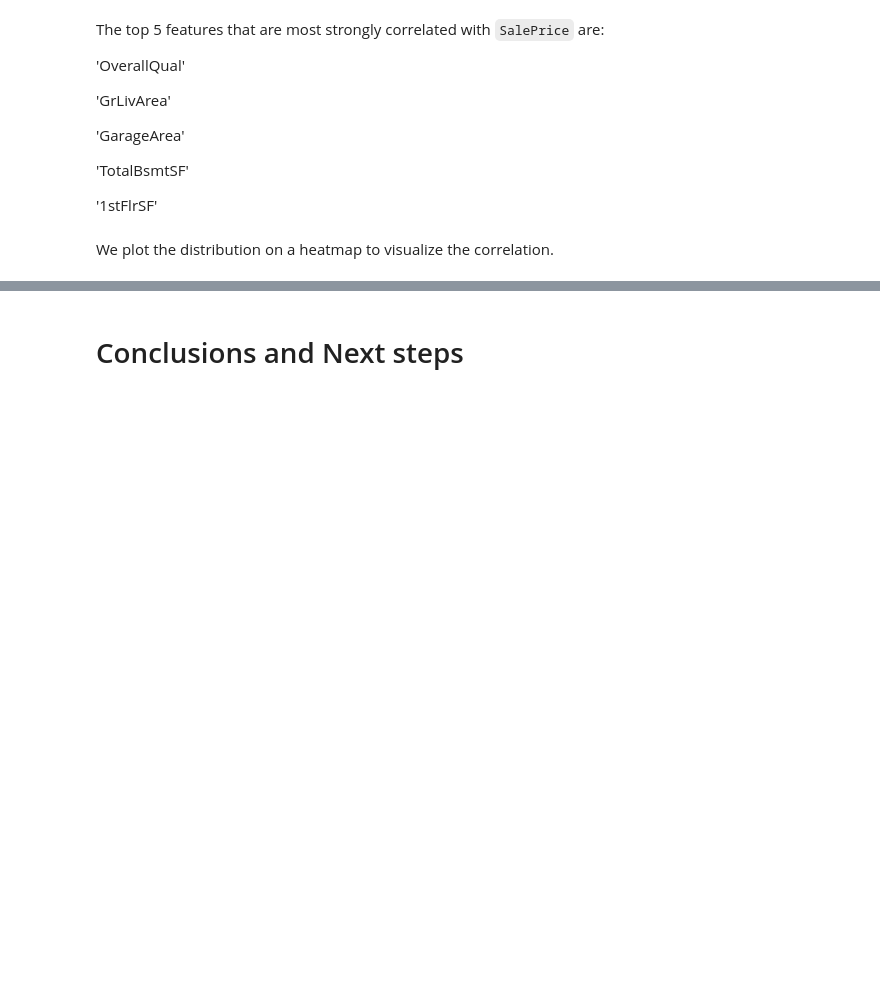
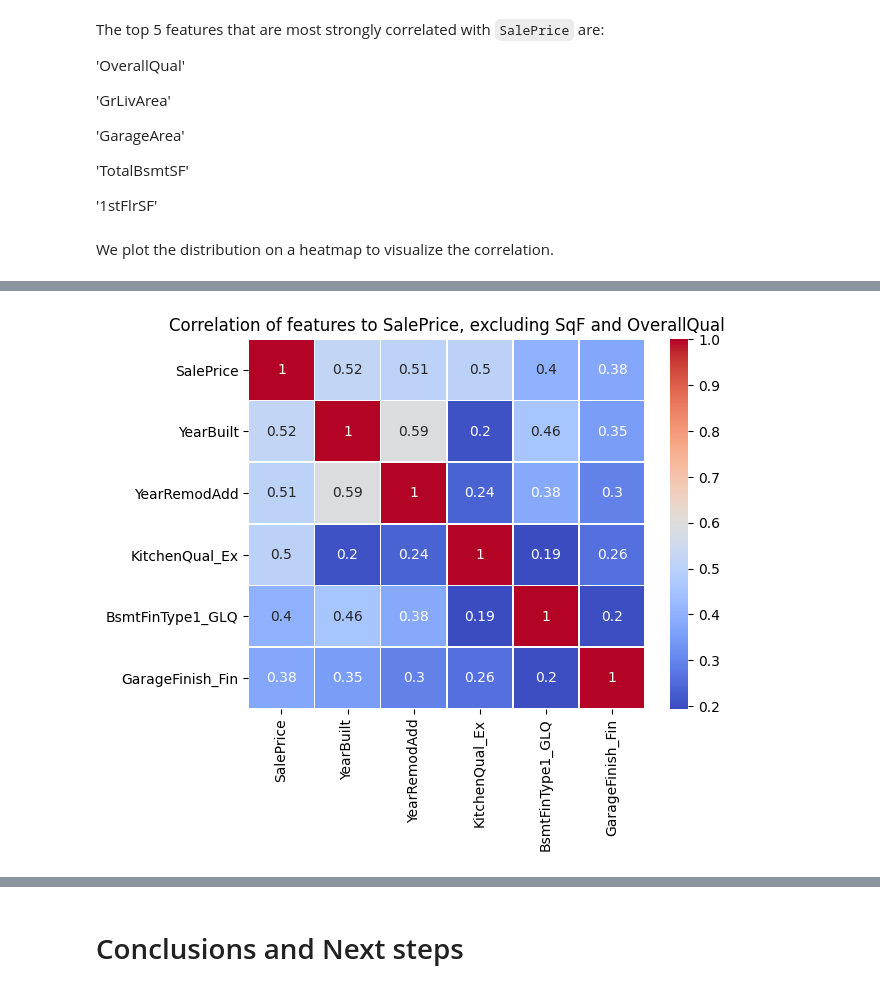
Before and after one commit to knutinator/heritage-housing, a Jupyter notebook: jupyter_notebooks/02 house price study.ipynb, the cells around one changed output, grey strips where cells are left out. Cells and saved outputs as stored; diff of their text form; code cells hidden in the pictures; blank space fills up the shorter version.

```diff
--- a/jupyter_notebooks/02 house price study.ipynb
+++ b/jupyter_notebooks/02 house price study.ipynb
@@ -203,0 +211,28 @@ for var in top_5_vars:
+# %%
+features_excl_qual_ft = df_ohe[['BedroomAbvGr', 'EnclosedPorch', 'GarageYrBlt', 'OverallCond', 'YearBuilt', 'YearRemodAdd', 'BsmtExposure_No', 'BsmtExposure_Gd', 'BsmtExposure_Mn', 'BsmtExposure_Av', 'BsmtExposure_None', 'BsmtFinType1_GLQ', 'BsmtFinType1_ALQ', 'BsmtFinType1_Unf', 'BsmtFinType1_Rec', 'BsmtFinType1_BLQ', 'BsmtFinType1_None', 'BsmtFinType1_LwQ', 'GarageFinish_RFn', 'GarageFinish_Unf', 'GarageFinish_Fin', 'GarageFinish_None', 'KitchenQual_Gd', 'KitchenQual_TA', 'KitchenQual_Ex', 'KitchenQual_Fa', 'SalePrice']]
+# %%
+import matplotlib.pyplot as plt
+import seaborn as sns
+
+# Calculate the correlation matrix
+corr_matrix = features_excl_qual_ft.corr()
+
+# Sort the correlation values with respect to SalePrice
+corr_saleprice = corr_matrix['SalePrice'].sort_values(ascending=False)
+
+# Select the top 5 features
+top_features = corr_saleprice.index[:6]
+
+# Create a subset DataFrame with the top features
+subset_top_features = df_ohe[top_features]
+
+# Create a correlation matrix for the top features
+corr_subset = subset_top_features.corr()
+
+# Plot the correlation matrix as a heatmap
+plt.figure()
+sns.heatmap(corr_subset, annot=True, cmap='coolwarm', linewidths=0.5)
+plt.title('Correlation of features to SalePrice, excluding SqF and OverallQual')
+plt.show()
+# %% [output]
+[figure, added]
```
Also changed, not shown: parts of 12 cells of this notebook.
